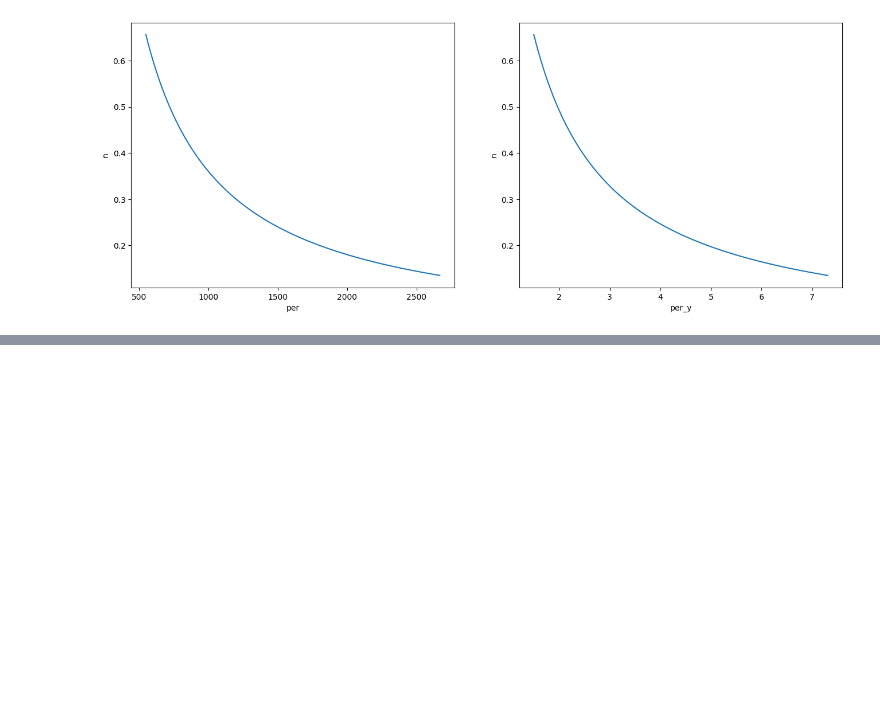
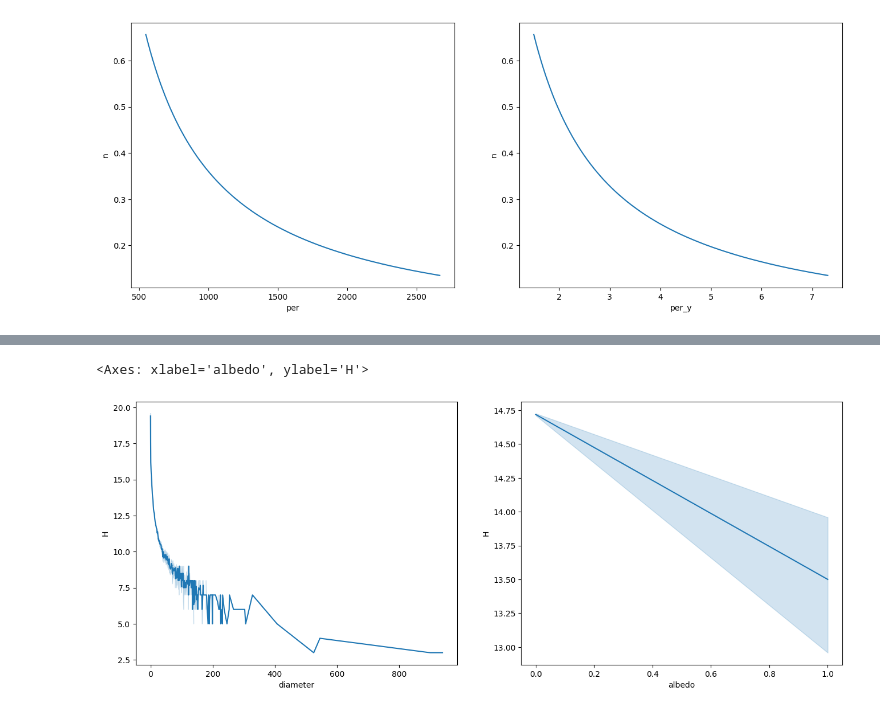
Before and after one commit to AndrijaLazic/AsteroidDetectionModel, a Jupyter notebook: Project.ipynb, the cells around one changed output, grey strips where cells are left out. Cells and saved outputs as stored; diff of their text form; code cells hidden in the pictures; blank space fills up the shorter version.

Commit message:
I have started fixing NA values and removing unimportant columns

```diff
--- a/Project.ipynb
+++ b/Project.ipynb
@@ -118,3 +118,20 @@ Data columns (total 3 columns):
 dtypes: float64(3)
 memory usage: 24.5 MB
 [figure]
+# %%
+#We are removing columns that cannot influence the final outcome (codes, colors, names).
+
+dataframe=dataframe.drop("data_arc",axis=1)
+dataframe=dataframe.drop("condition_code",axis=1)
+dataframe=dataframe.drop("n_obs_used",axis=1)
+dataframe=dataframe.drop("extent",axis=1)
+dataframe=dataframe.drop("rot_per",axis=1)
+dataframe=dataframe.drop("GM",axis=1)
+dataframe=dataframe.drop("BV",axis=1)
+dataframe=dataframe.drop("UB",axis=1)
+dataframe=dataframe.drop("IR",axis=1)
+dataframe=dataframe.drop("spec_B",axis=1)
+dataframe=dataframe.drop("spec_T",axis=1)
+dataframe=dataframe.drop("G",axis=1)
+dataframe=dataframe.drop("class",axis=1)
+dataframe=dataframe.drop("name",axis=1)
@@ -120,0 +159,32 @@ memory usage: 24.5 MB
+# %%
+#Biggest problems are columns diameter and albedo which have more that 90% NA values.
+#We could remove them but lets first do a research and see if they can be used for finding other NA values.
+
+
+#After doing some research, we have found the following information:
+#https://en.wikipedia.org/wiki/Absolute_magnitude
+#https://cneos.jpl.nasa.gov/tools/ast_size_est.html
+#https://cneos.jpl.nasa.gov/about/neo_groups.html
+
+#These sites suggest that there is correlation between the columns:
+
+# H – Absolute Magnitude parameter. Represents the size of the body as if the body were observed from a distance of 32.6 light years.
+# diameter - the diameter of the body.
+# albedo: How much light is reflected from a body.
+
+#Let's make a graph to test these assumptions.
+
+dataframe2=dataframe.dropna()
+dataframe2=dataframe2.drop("pha",axis=1)
+dataframe2=dataframe2.drop("neo",axis=1)
+dataframe2 = dataframe2.astype(float)
+dataframe2 = dataframe2.astype(int)
+
+fig, axes = plt.subplots(figsize=(16, 6),ncols=2)
+
+
+sns.lineplot(data=dataframe2, x="diameter", y="H",ax=axes[0])
+sns.lineplot(data=dataframe2, x="albedo", y="H",ax=axes[1])
+# %% [output]
+<Axes: xlabel='albedo', ylabel='H'>
+[figure, added]
```
Also changed, not shown: parts of 1 cell of this notebook, 1 other file.
